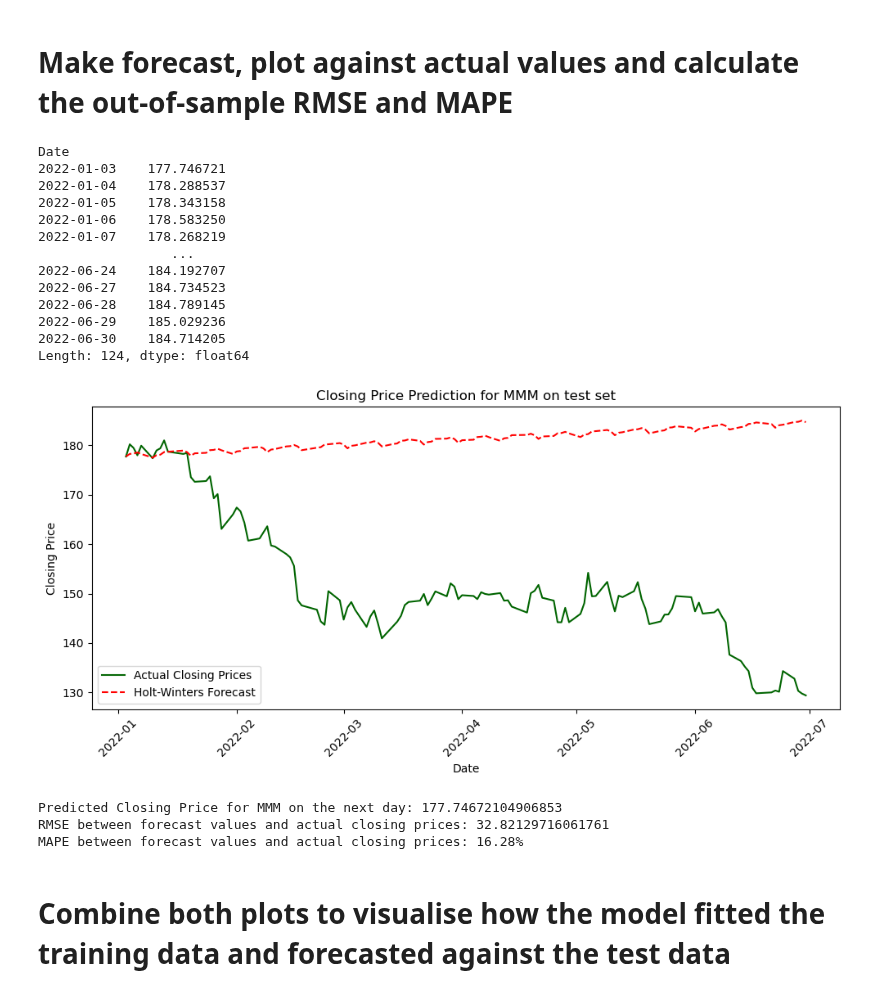
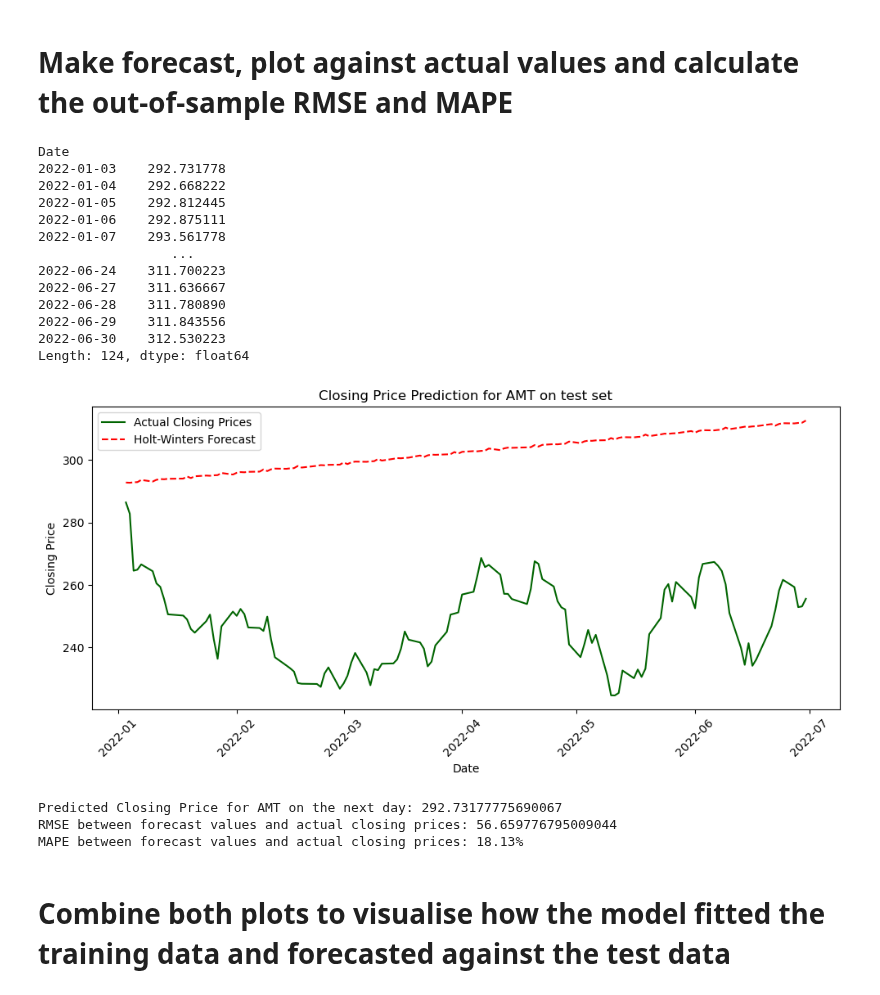
Before and after one commit to yothisisash/IT1244-Stock-Market, a Jupyter notebook: holt_winters_single_company_v2.ipynb, the cells around one changed output. Drawn from its saved outputs; the diff is of its cells as text; code cells hidden in the pictures.

```diff
--- a/holt_winters_single_company_v2.ipynb
+++ b/holt_winters_single_company_v2.ipynb
@@ -12,18 +12,18 @@ from sklearn.metrics import root_mean_squared_error
 # Load training set and process date to ensure it is parseable
 # %%
 # Load the dataset
-data = pd.read_csv(r"C:\Users\Admin\IT1244-Stock-Market\train_data.csv")
+train_data = pd.read_csv(r"C:\Users\Admin\IT1244-Stock-Market\train_data.csv")
 # Print the first few rows and the columns of the DataFrame
-print("Columns in the DataFrame:", data.columns)
-print(data.head())
+print("Columns in the DataFrame:", train_data.columns)
+print(train_data.head())
 
 # Convert 'Date' to datetime, handling errors
-data['Date'] = pd.to_datetime(data['Date'], errors='coerce')
+train_data['Date'] = pd.to_datetime(train_data['Date'], errors='coerce')
 
 # Check for NaT values after conversion
-if data['Date'].isnull().any():
+if train_data['Date'].isnull().any():
     print("There are unparseable dates:")
-    print(data[data['Date'].isnull()])
+    print(train_data[train_data['Date'].isnull()])
 # %% [output]
 Columns in the DataFrame: Index(['Date', 'Close', 'Volume', 'Symbol', 'News - Positive Sentiment',
        'News - Negative Sentiment', 'News - New Products', 'News - Layoffs',
@@ -47,10 +47,10 @@ Columns in the DataFrame: Index(['Date', 'Close', 'Volume', 'Symbol', 'News - Po
 # %%
 # YOU CAN CHANGE THE COMPANY SYMBOL HERE
 # to define the company of interest
-company = 'MMM'
+company = 'AMT'
 
 # Filter data for the specific company
-company_data = data[data['Symbol'] == company]
+company_data = train_data[train_data['Symbol'] == company]
 
 # Check if company is in dataset
 if company_data.empty:
@@ -240,7 +240,7 @@ Columns in the DataFrame: Index(['Date', 'Close', 'Volume', 'Symbol', 'News - Po
 # %%
 # YOU CAN CHANGE THE COMPANY SYMBOL HERE
 # to define the company of interest
-test_company ='MMM'
+test_company ='AMT'
 
 # Filter data for the specific company
 test_company_data = test_data[test_data['Symbol'] == test_company]
@@ -264,48 +264,48 @@ forecast.index = test_historical_m_data.index
 
 # Print the predicted values
 print(forecast)
 
 # Calcualte RMSE between actual values and smoothed values
 test_rmse = root_mean_squared_error(forecast.values, test_historical_m_data.values)
 
 # Calculate MAPE
-test_mape = np.mean(np.abs((forecast.values - test_historical_m_data.values) / forecast.values)) * 100
+test_mape = np.mean(np.abs((np.array(forecast.values) - np.array(test_historical_m_data.values)) / np.array(forecast.values))) * 100
 
 
 # Visualization
 plt.figure(figsize=(10, 5))
 plt.plot(test_historical_m_data.index, test_historical_m_data, label='Actual Closing Prices', color='darkgreen')
 plt.plot(forecast.index, forecast, label='Holt-Winters Forecast', color='red', linestyle='--')
 plt.title(f'Closing Price Prediction for {test_company} on test set')
 plt.xlabel('Date')
 plt.ylabel('Closing Price')
 plt.legend()
 plt.xticks(rotation=45)
 plt.tight_layout()
 plt.show()
 
 # Output the predicted closing price and print its performance metrics
 print(f'Predicted Closing Price for {test_company} on the next day: {forecast.iloc[0]}')
 print(f"RMSE between forecast values and actual closing prices: {test_rmse}")
 print(f'MAPE between forecast values and actual closing prices: {test_mape:.2f}%')
 # %% [output]
 Date
-2022-01-03    177.746721
-2022-01-04    178.288537
-2022-01-05    178.343158
-2022-01-06    178.583250
-2022-01-07    178.268219
+2022-01-03    292.731778
+2022-01-04    292.668222
+2022-01-05    292.812445
+2022-01-06    292.875111
+2022-01-07    293.561778
                  ...
-2022-06-24    184.192707
-2022-06-27    184.734523
-2022-06-28    184.789145
-2022-06-29    185.029236
-2022-06-30    184.714205
+2022-06-24    311.700223
+2022-06-27    311.636667
+2022-06-28    311.780890
+2022-06-29    311.843556
+2022-06-30    312.530223
 Length: 124, dtype: float64
-[figure, old version]
+[figure, new version]
-Predicted Closing Price for MMM on the next day: 177.74672104906853
-RMSE between forecast values and actual closing prices: 32.82129716061761
-MAPE between forecast values and actual closing prices: 16.28%
+Predicted Closing Price for AMT on the next day: 292.73177775690067
+RMSE between forecast values and actual closing prices: 56.659776795009044
+MAPE between forecast values and actual closing prices: 18.13%
 # %% [markdown]
 # Combine both plots to visualise how the model fitted the training data and forecasted against the test data
 # %%
```
Also changed, not shown: parts of 11 cells of this notebook.
